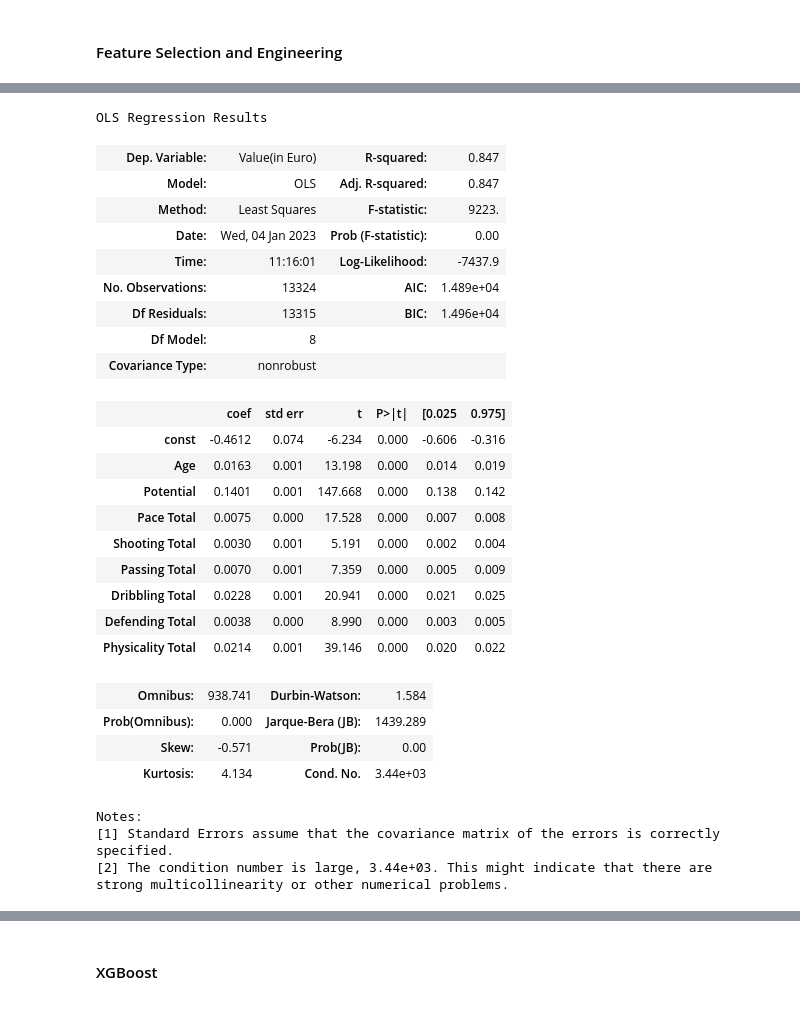
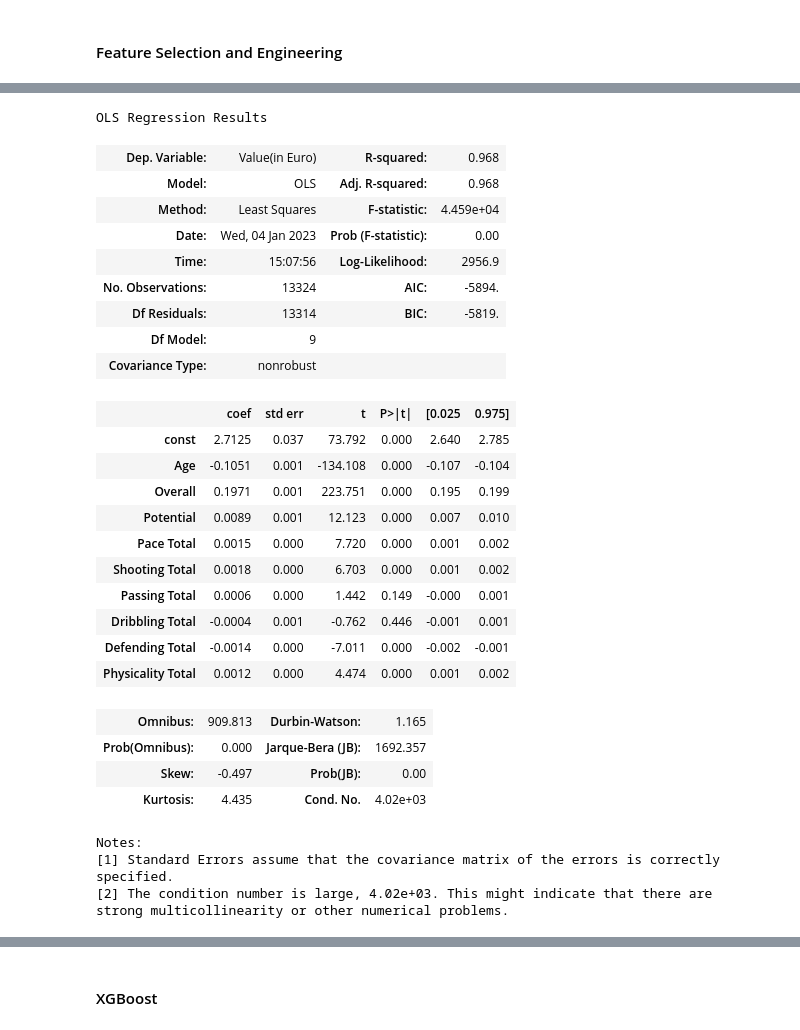
Before and after one commit to ValterMiari/Stats, a Jupyter notebook: Project/project_fifa.ipynb, the cells around one changed output, grey strips where cells are left out. Drawn from its saved outputs; the diff is of its cells as text; code cells hidden in the pictures.

```diff
--- a/Project/project_fifa.ipynb
+++ b/Project/project_fifa.ipynb
@@ -480,31 +527,33 @@ strong multicollinearity problems or that the design matrix is singular.
-# %%
-log_model.summary()
-# %% [output]
-OLS Regression Results
-| Dep. Variable: | Value(in Euro) | R-squared: | 0.847 |
-| Model: | OLS | Adj. R-squared: | 0.847 |
-| Method: | Least Squares | F-statistic: | 9223. |
-| Date: | Wed, 04 Jan 2023 | Prob (F-statistic): | 0.00 |
-| Time: | 11:16:01 | Log-Likelihood: | -7437.9 |
-| No. Observations: | 13324 | AIC: | 1.489e+04 |
-| Df Residuals: | 13315 | BIC: | 1.496e+04 |
-| Df Model: | 8 |  |  |
-| Covariance Type: | nonrobust |  |  |
-|  | coef | std err | t | P>|t| | [0.025 | 0.975] |
-| const | -0.4612 | 0.074 | -6.234 | 0.000 | -0.606 | -0.316 |
-| Age | 0.0163 | 0.001 | 13.198 | 0.000 | 0.014 | 0.019 |
-| Potential | 0.1401 | 0.001 | 147.668 | 0.000 | 0.138 | 0.142 |
-| Pace Total | 0.0075 | 0.000 | 17.528 | 0.000 | 0.007 | 0.008 |
-| Shooting Total | 0.0030 | 0.001 | 5.191 | 0.000 | 0.002 | 0.004 |
-| Passing Total | 0.0070 | 0.001 | 7.359 | 0.000 | 0.005 | 0.009 |
-| Dribbling Total | 0.0228 | 0.001 | 20.941 | 0.000 | 0.021 | 0.025 |
-| Defending Total | 0.0038 | 0.000 | 8.990 | 0.000 | 0.003 | 0.005 |
-| Physicality Total | 0.0214 | 0.001 | 39.146 | 0.000 | 0.020 | 0.022 |
-| Omnibus: | 938.741 | Durbin-Watson: | 1.584 |
-| Prob(Omnibus): | 0.000 | Jarque-Bera (JB): | 1439.289 |
-| Skew: | -0.571 | Prob(JB): | 0.00 |
-| Kurtosis: | 4.134 | Cond. No. | 3.44e+03 |
-Notes:
-[1] Standard Errors assume that the covariance matrix of the errors is correctly specified.
-[2] The condition number is large, 3.44e+03. This might indicate that there are
-strong multicollinearity or other numerical problems.
+# %%
+log_model = OLS_model(predict_data, params, target_label='Value(in Euro)', log=True)
+log_model.summary()
+# %% [output]
+OLS Regression Results
+| Dep. Variable: | Value(in Euro) | R-squared: | 0.968 |
+| Model: | OLS | Adj. R-squared: | 0.968 |
+| Method: | Least Squares | F-statistic: | 4.459e+04 |
+| Date: | Wed, 04 Jan 2023 | Prob (F-statistic): | 0.00 |
+| Time: | 15:07:56 | Log-Likelihood: | 2956.9 |
+| No. Observations: | 13324 | AIC: | -5894. |
+| Df Residuals: | 13314 | BIC: | -5819. |
+| Df Model: | 9 |  |  |
+| Covariance Type: | nonrobust |  |  |
+|  | coef | std err | t | P>|t| | [0.025 | 0.975] |
+| const | 2.7125 | 0.037 | 73.792 | 0.000 | 2.640 | 2.785 |
+| Age | -0.1051 | 0.001 | -134.108 | 0.000 | -0.107 | -0.104 |
+| Overall | 0.1971 | 0.001 | 223.751 | 0.000 | 0.195 | 0.199 |
+| Potential | 0.0089 | 0.001 | 12.123 | 0.000 | 0.007 | 0.010 |
+| Pace Total | 0.0015 | 0.000 | 7.720 | 0.000 | 0.001 | 0.002 |
+| Shooting Total | 0.0018 | 0.000 | 6.703 | 0.000 | 0.001 | 0.002 |
+| Passing Total | 0.0006 | 0.000 | 1.442 | 0.149 | -0.000 | 0.001 |
+| Dribbling Total | -0.0004 | 0.001 | -0.762 | 0.446 | -0.001 | 0.001 |
+| Defending Total | -0.0014 | 0.000 | -7.011 | 0.000 | -0.002 | -0.001 |
+| Physicality Total | 0.0012 | 0.000 | 4.474 | 0.000 | 0.001 | 0.002 |
+| Omnibus: | 909.813 | Durbin-Watson: | 1.165 |
+| Prob(Omnibus): | 0.000 | Jarque-Bera (JB): | 1692.357 |
+| Skew: | -0.497 | Prob(JB): | 0.00 |
+| Kurtosis: | 4.435 | Cond. No. | 4.02e+03 |
+Notes:
+[1] Standard Errors assume that the covariance matrix of the errors is correctly specified.
+[2] The condition number is large, 4.02e+03. This might indicate that there are
+strong multicollinearity or other numerical problems.
```
Also changed, not shown: parts of 17 cells of this notebook.
